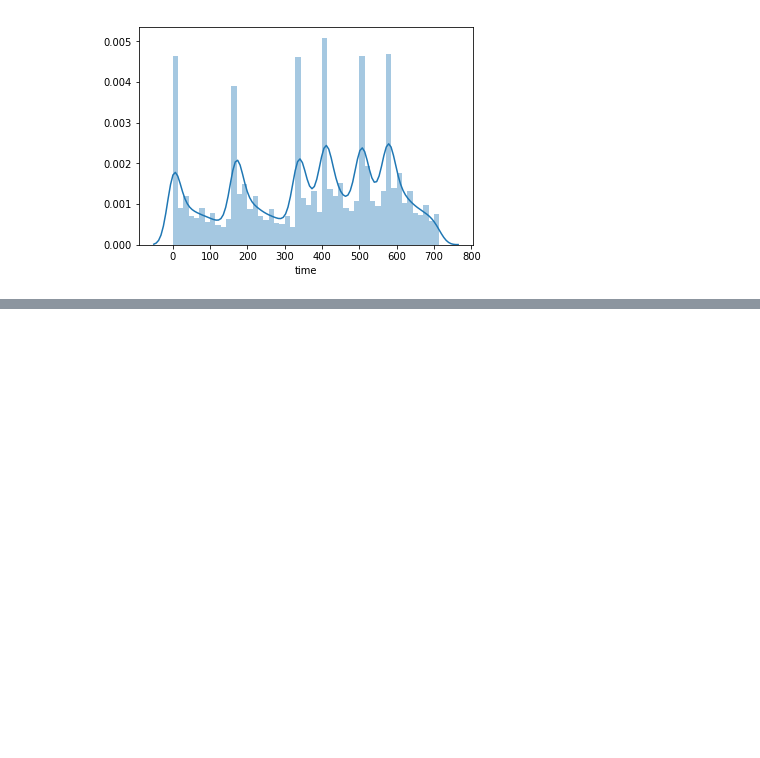
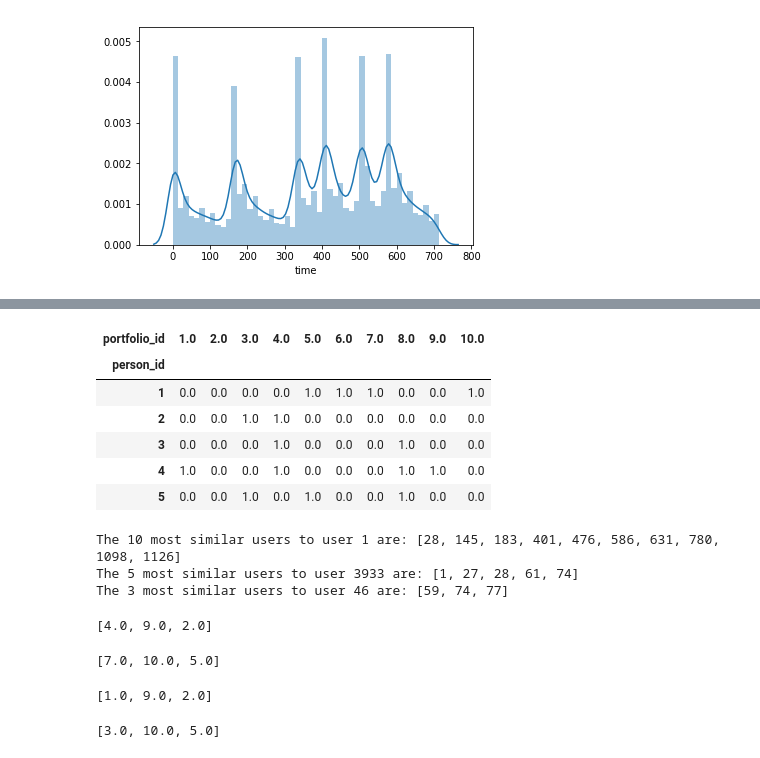
Before and after one commit to tmargary/Starbucks_Capstone, a Jupyter notebook: Starbucks_Capstone_notebook.ipynb, the cells around one changed output, grey strips where cells are left out. Drawn from its saved outputs; the diff is of its cells as text; code cells hidden in the pictures; blank space fills up the shorter version.

Commit message:
user based rec

```diff
--- a/Starbucks_Capstone_notebook.ipynb
+++ b/Starbucks_Capstone_notebook.ipynb
@@ -232,0 +252,31 @@ dtype: int64
+# %%
+# create the user-article matrix with 1's and 0's
+
+def create_user_item_matrix(df):
+    '''
+    INPUT:
+    df - pandas dataframe with article_id, title, user_id columns
+
+    OUTPUT:
+    user_item - user item matrix
+
+    Description:
+    Return a matrix with user ids as rows and article ids on the columns with 1 values where a user interacted with
+    an article and a 0 otherwise
+    '''
+    user_items = df_offer_received[['person_id', 'portfolio_id']]
+    user_item = user_items.groupby(by=['person_id', 'portfolio_id']).agg(lambda x: 1).unstack().fillna(0)
+
+    return user_item # return the user_item matrix
+
+user_item = create_user_item_matrix(df)
+# %%
+user_item.head()
+# %% [output]
+| portfolio_id | 1.0 | 2.0 | 3.0 | 4.0 | 5.0 | 6.0 | 7.0 | 8.0 | 9.0 | 10.0 |
+| person_id |  |  |  |  |  |  |  |  |  |  |
+| 1 | 0.0 | 0.0 | 0.0 | 0.0 | 1.0 | 1.0 | 1.0 | 0.0 | 0.0 | 1.0 |
+| 2 | 0.0 | 0.0 | 1.0 | 1.0 | 0.0 | 0.0 | 0.0 | 0.0 | 0.0 | 0.0 |
+| 3 | 0.0 | 0.0 | 0.0 | 1.0 | 0.0 | 0.0 | 0.0 | 1.0 | 0.0 | 0.0 |
+| 4 | 1.0 | 0.0 | 0.0 | 1.0 | 0.0 | 0.0 | 0.0 | 1.0 | 1.0 | 0.0 |
+| 5 | 0.0 | 0.0 | 1.0 | 0.0 | 1.0 | 0.0 | 0.0 | 1.0 | 0.0 | 0.0 |
@@ -232,0 +316,8 @@ dtype: int64
+# %%
+print("The 10 most similar users to user 1 are: {}".format(find_similar_users(1)[:10]))
+print("The 5 most similar users to user 3933 are: {}".format(find_similar_users(3933)[:5]))
+print("The 3 most similar users to user 46 are: {}".format(find_similar_users(46)[:3]))
+# %% [output]
+The 10 most similar users to user 1 are: [28, 145, 183, 401, 476, 586, 631, 780, 1098, 1126]
+The 5 most similar users to user 3933 are: [1, 27, 28, 61, 74]
+The 3 most similar users to user 46 are: [59, 74, 77]
@@ -232,0 +382,16 @@ dtype: int64
+# %%
+user_user_recs(1)
+# %% [output]
+[4.0, 9.0, 2.0]
+# %%
+user_user_recs(2)
+# %% [output]
+[7.0, 10.0, 5.0]
+# %%
+user_user_recs(3)
+# %% [output]
+[1.0, 9.0, 2.0]
+# %%
+user_user_recs(4)
+# %% [output]
+[3.0, 10.0, 5.0]
```
Also changed, not shown: parts of 16 cells of this notebook.
